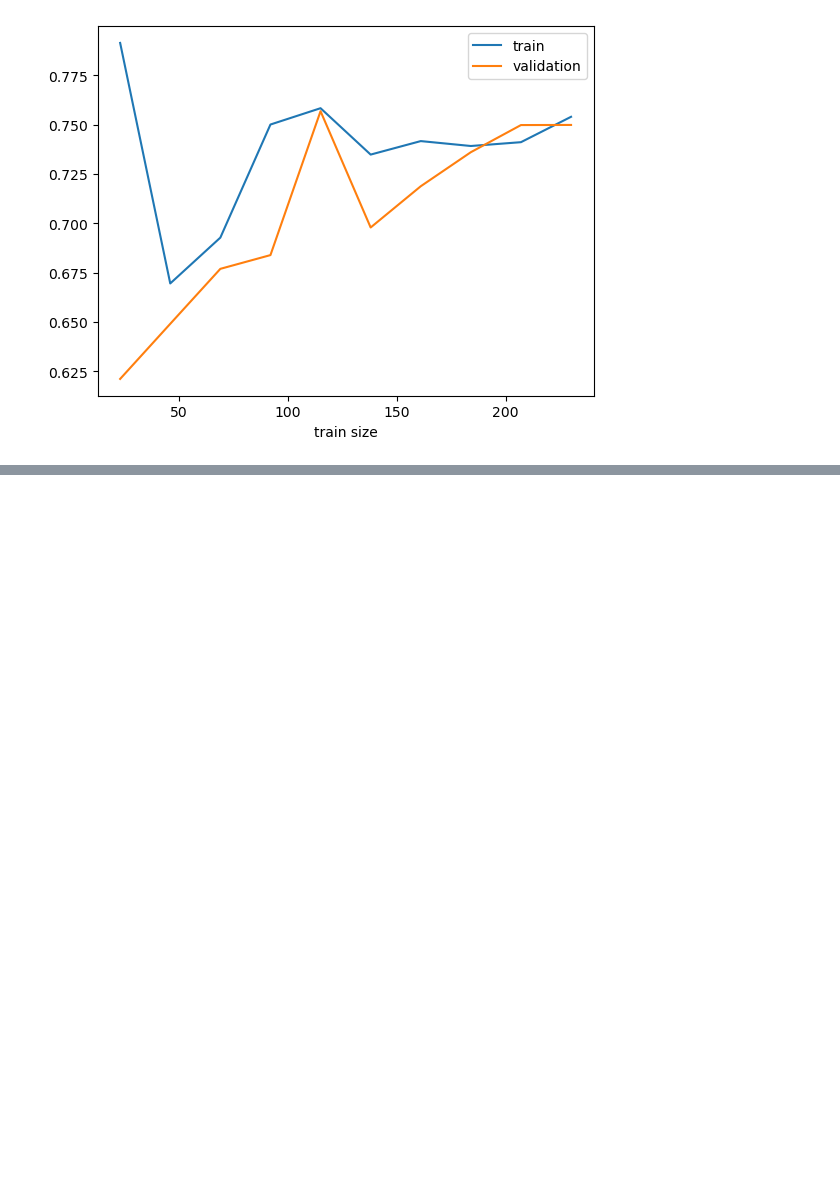
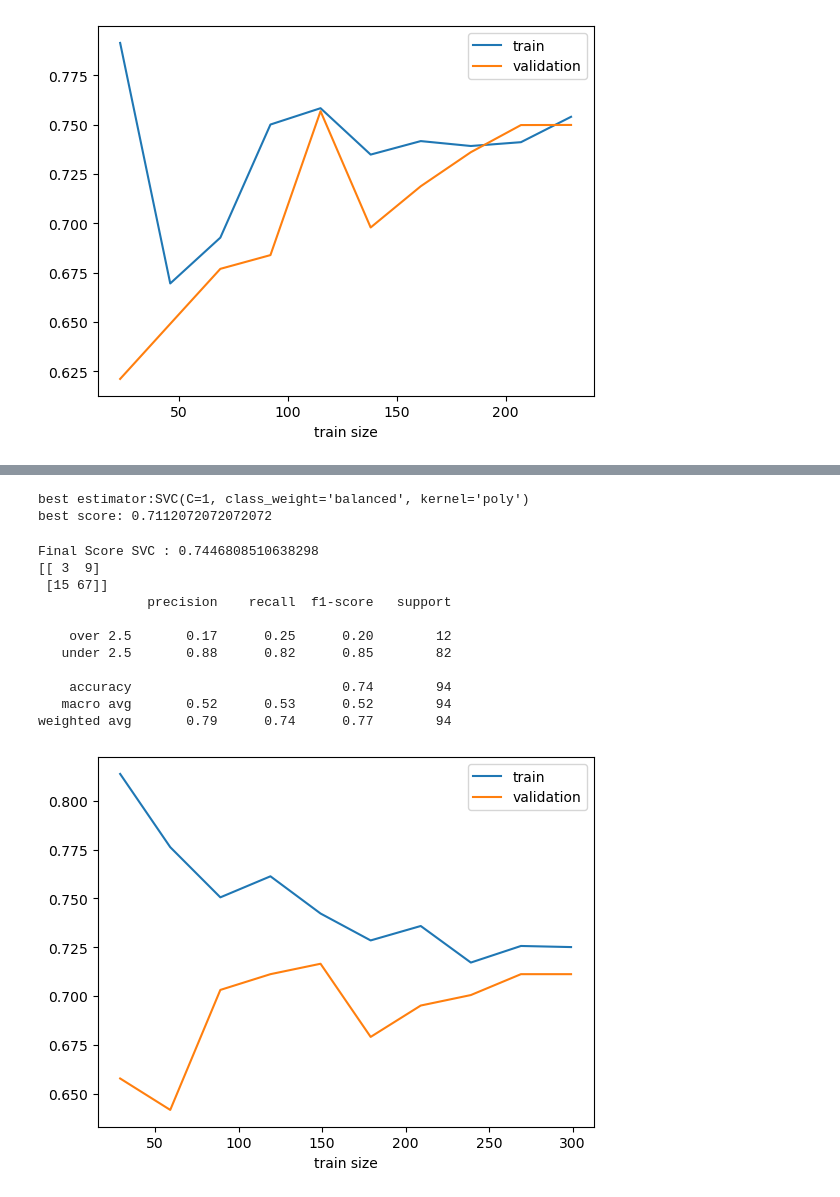
Before and after one commit to Hardfive/ProBettor, a Jupyter notebook: football/analysis/ipynb_checkpoints/modelling.ipynb, the cells around one changed output, grey strips where cells are left out. Drawn from its saved outputs; the diff is of its cells as text; code cells hidden in the pictures; blank space fills up the shorter version.

Commit message:
Update analysis (Model Training & evaluation)

```diff
--- a/football/analysis/ipynb_checkpoints/modelling.ipynb
+++ b/football/analysis/ipynb_checkpoints/modelling.ipynb
@@ -220,0 +217,2 @@ But it seems generalized well than the other one.
+# %%
+data = feature_engineering(results)
@@ -220,0 +239,3 @@ But it seems generalized well than the other one.
+# %%
+# We have to concatenate our two data set
+Dataset = pd.concat([dataset, data], axis=0)
@@ -220,0 +262,27 @@ But it seems generalized well than the other one.
+# %%
+
+X = Dataset[['ht_scored_avg', 'at_conceded_avg']]
+y = pd.cut(x=Dataset['total_home_team_goal'], bins=[min(Dataset['total_home_team_goal']), 2,
+                                                    max(Dataset['total_home_team_goal'])],
+                                                    labels=['under 2.5', 'over 2.5'], include_lowest=True)
+x_train, x_test, y_train, y_test = train_test_split(X, y, test_size=0.2, random_state=33)
+# %%
+estimator = training_svc(x_train, y_train, model=svm.SVC())
+# %% [output]
+best estimator:SVC(C=1, class_weight='balanced', kernel='poly')
+best score: 0.7112072072072072
+# %%
+evaluation(x_test, y_test, model=estimator)
+# %% [output]
+Final Score SVC : 0.7446808510638298
+[[ 3  9]
+ [15 67]]
+              precision    recall  f1-score   support
+
+    over 2.5       0.17      0.25      0.20        12
+   under 2.5       0.88      0.82      0.85        82
+
+    accuracy                           0.74        94
+   macro avg       0.52      0.53      0.52        94
+weighted avg       0.79      0.74      0.77        94
+[figure, added]
```
Also changed, not shown: parts of 25 cells of this notebook.
